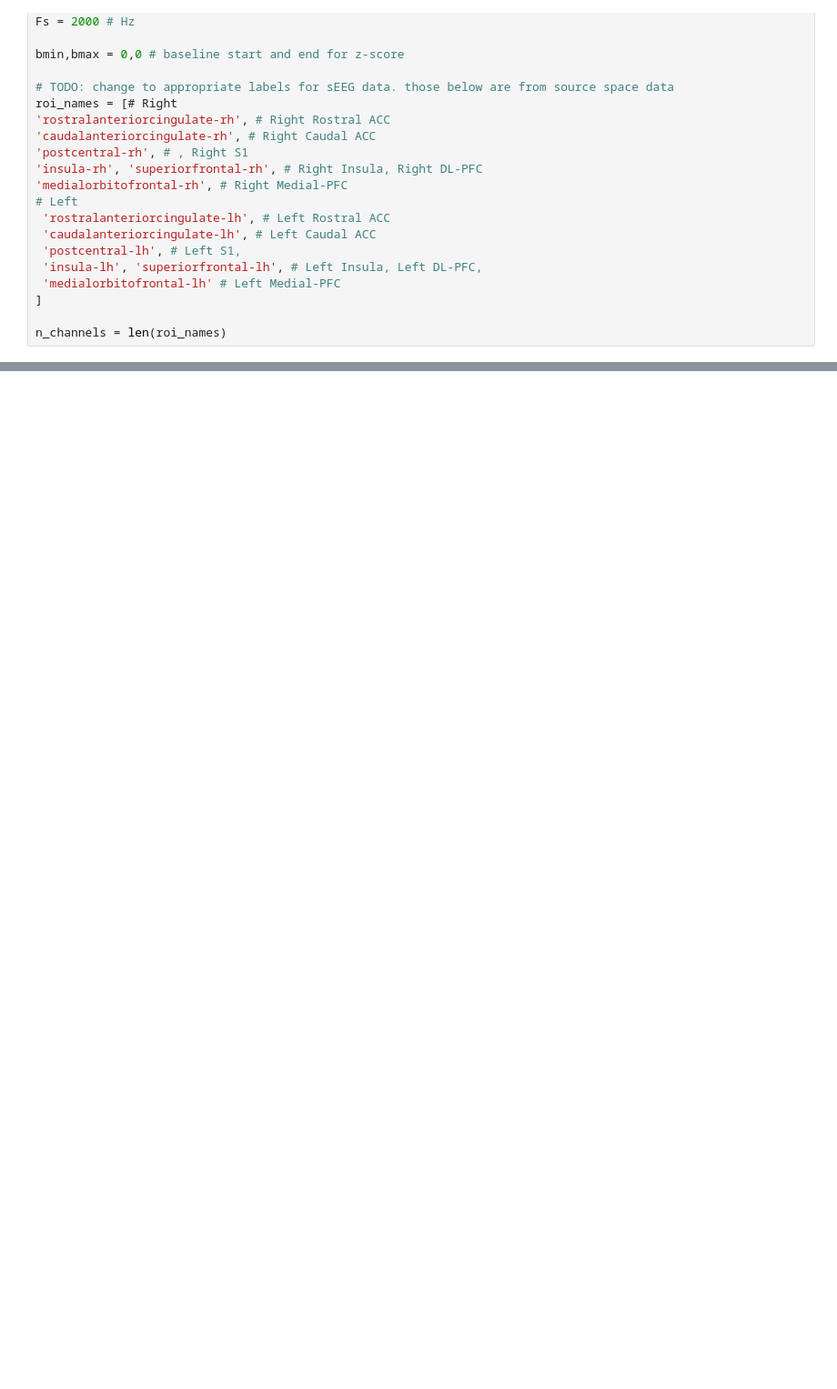
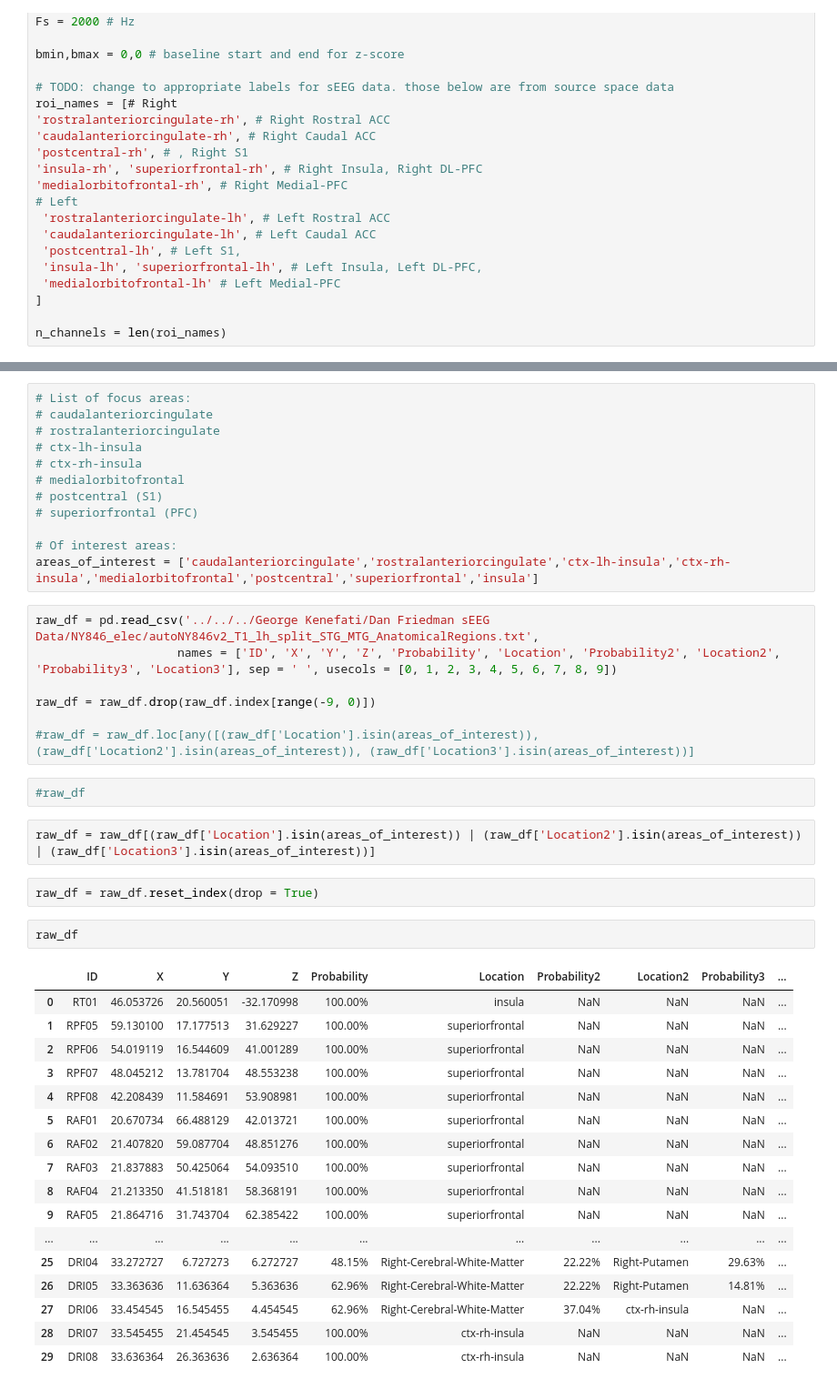
Before and after one commit to Wang-lab-research/seeg-data-analysis, a Jupyter notebook: Statistical Analysis/sEEG_PO1_vs_last_stats.ipynb, the cells around one changed output, grey strips where cells are left out. Shown at 91% size. Drawn from its saved outputs; the diff is of its cells as text; blank space fills up the shorter version.

```diff
--- a/Statistical Analysis/sEEG_PO1_vs_last_stats.ipynb
+++ b/Statistical Analysis/sEEG_PO1_vs_last_stats.ipynb
@@ -113,0 +134,45 @@ n_channels = len(roi_names)
+# %%
+# List of focus areas:
+# caudalanteriorcingulate
+# rostralanteriorcingulate
+# ctx-lh-insula
+# ctx-rh-insula
+# medialorbitofrontal
+# postcentral (S1)
+# superiorfrontal (PFC)
+
+# Of interest areas:
+areas_of_interest = ['caudalanteriorcingulate','rostralanteriorcingulate','ctx-lh-insula','ctx-rh-insula','medialorbitofrontal','postcentral','superiorfrontal','insula']
+# %%
+raw_df = pd.read_csv('../../../George Kenefati/Dan Friedman sEEG Data/NY846_elec/autoNY846v2_T1_lh_split_STG_MTG_AnatomicalRegions.txt',
+                    names = ['ID', 'X', 'Y', 'Z', 'Probability', 'Location', 'Probability2', 'Location2', 'Probability3', 'Location3'], sep = ' ', usecols = [0, 1, 2, 3, 4, 5, 6, 7, 8, 9])
+
+raw_df = raw_df.drop(raw_df.index[range(-9, 0)])
+
+#raw_df = raw_df.loc[any([(raw_df['Location'].isin(areas_of_interest)), (raw_df['Location2'].isin(areas_of_interest)), (raw_df['Location3'].isin(areas_of_interest))]
+# %%
+#raw_df
+# %%
+raw_df = raw_df[(raw_df['Location'].isin(areas_of_interest)) | (raw_df['Location2'].isin(areas_of_interest)) | (raw_df['Location3'].isin(areas_of_interest))]
+# %%
+raw_df = raw_df.reset_index(drop = True)
+# %%
+raw_df
+# %% [output]
+|  | ID | X | Y | Z | Probability | Location | Probability2 | Location2 | Probability3 | ... |
+| 0 | RT01 | 46.053726 | 20.560051 | -32.170998 | 100.00% | insula | NaN | NaN | NaN | ... |
+| 1 | RPF05 | 59.130100 | 17.177513 | 31.629227 | 100.00% | superiorfrontal | NaN | NaN | NaN | ... |
+| 2 | RPF06 | 54.019119 | 16.544609 | 41.001289 | 100.00% | superiorfrontal | NaN | NaN | NaN | ... |
+| 3 | RPF07 | 48.045212 | 13.781704 | 48.553238 | 100.00% | superiorfrontal | NaN | NaN | NaN | ... |
+| 4 | RPF08 | 42.208439 | 11.584691 | 53.908981 | 100.00% | superiorfrontal | NaN | NaN | NaN | ... |
+| 5 | RAF01 | 20.670734 | 66.488129 | 42.013721 | 100.00% | superiorfrontal | NaN | NaN | NaN | ... |
+| 6 | RAF02 | 21.407820 | 59.087704 | 48.851276 | 100.00% | superiorfrontal | NaN | NaN | NaN | ... |
+| 7 | RAF03 | 21.837883 | 50.425064 | 54.093510 | 100.00% | superiorfrontal | NaN | NaN | NaN | ... |
+| 8 | RAF04 | 21.213350 | 41.518181 | 58.368191 | 100.00% | superiorfrontal | NaN | NaN | NaN | ... |
+| 9 | RAF05 | 21.864716 | 31.743704 | 62.385422 | 100.00% | superiorfrontal | NaN | NaN | NaN | ... |
+| ... | ... | ... | ... | ... | ... | ... | ... | ... | ... | ... |
+| 25 | DRI04 | 33.272727 | 6.727273 | 6.272727 | 48.15% | Right-Cerebral-White-Matter | 22.22% | Right-Putamen | 29.63% | ... |
+| 26 | DRI05 | 33.363636 | 11.636364 | 5.363636 | 62.96% | Right-Cerebral-White-Matter | 22.22% | Right-Putamen | 14.81% | ... |
+| 27 | DRI06 | 33.454545 | 16.545455 | 4.454545 | 62.96% | Right-Cerebral-White-Matter | 37.04% | ctx-rh-insula | NaN | ... |
+| 28 | DRI07 | 33.545455 | 21.454545 | 3.545455 | 100.00% | ctx-rh-insula | NaN | NaN | NaN | ... |
+| 29 | DRI08 | 33.636364 | 26.363636 | 2.636364 | 100.00% | ctx-rh-insula | NaN | NaN | NaN | ... |
```
Also changed, not shown: parts of 4 cells of this notebook.
